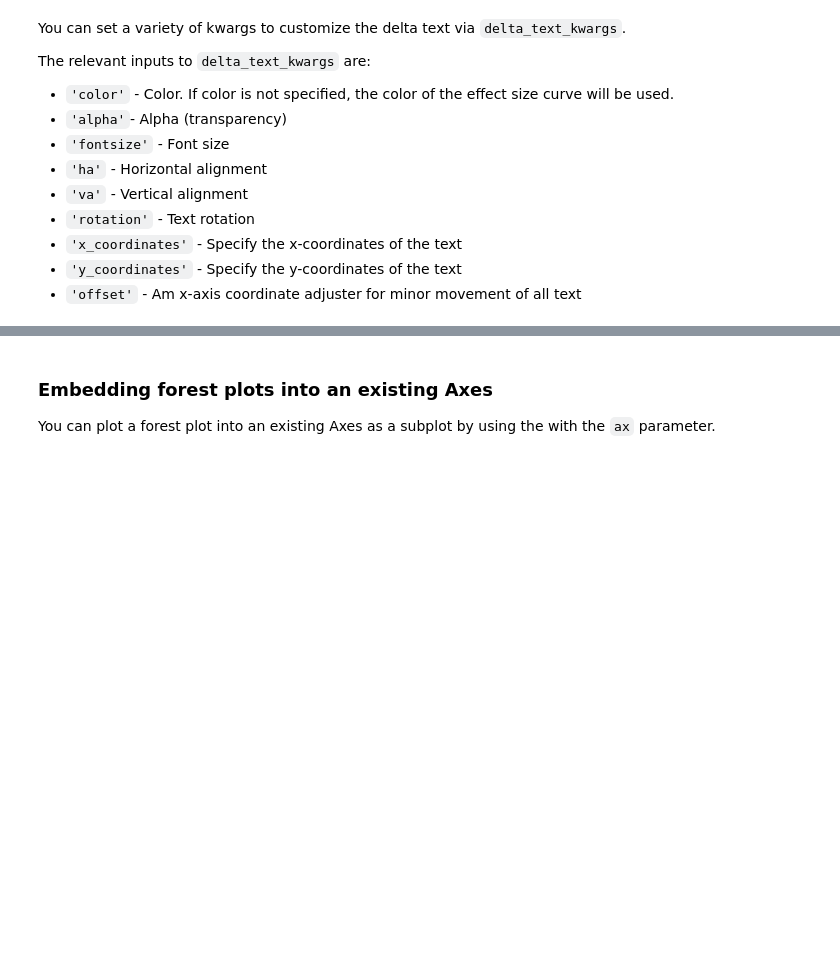
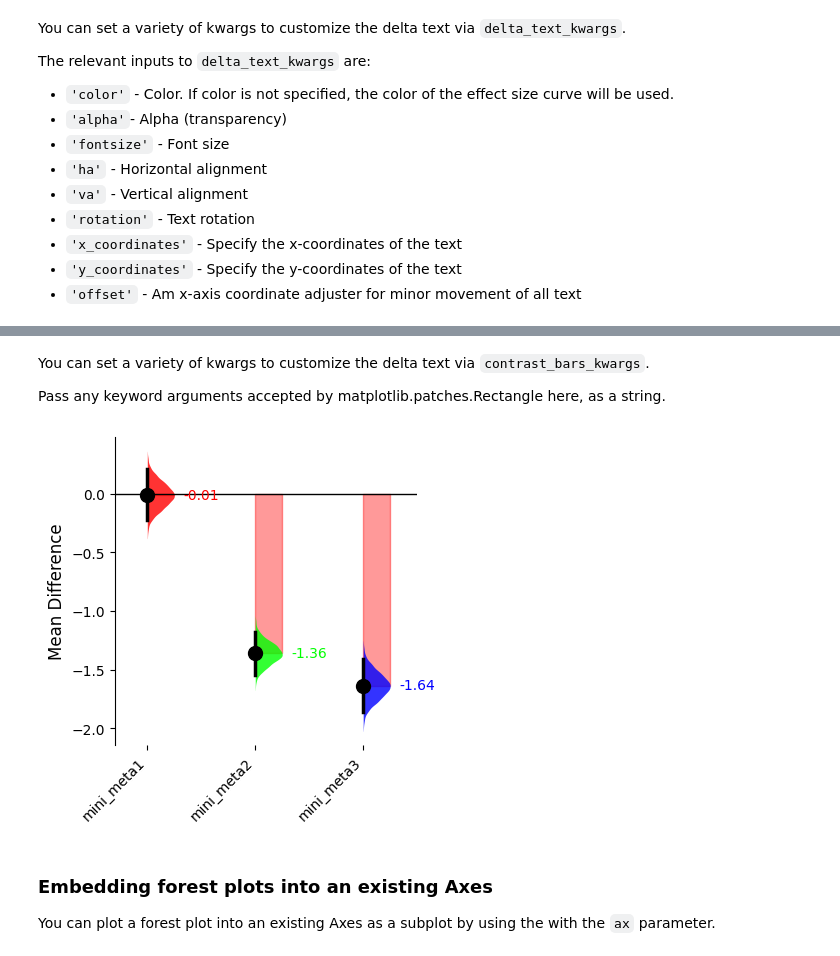
Before and after one commit to ACCLAB/DABEST-python, a Jupyter notebook: nbs/tutorials/07-forest_plot.ipynb, the cells around one changed output, grey strips where cells are left out. Cells and saved outputs as stored; diff of their text form; code cells hidden in the pictures; blank space fills up the shorter version.

```diff
--- a/nbs/tutorials/07-forest_plot.ipynb
+++ b/nbs/tutorials/07-forest_plot.ipynb
@@ -435,3 +446,16 @@ f_forest_minimeta = forest_plot(
+# %% [markdown]
+You can set a variety of kwargs to customize the delta text via `contrast_bars_kwargs`.
+
+Pass any keyword arguments accepted by matplotlib.patches.Rectangle here, as a string.
+# %%
+f_forest_minimeta = forest_plot(
+                        data = contrasts_mini_meta,
+                        labels=['mini_meta1', 'mini_meta2', 'mini_meta3'],
+                        custom_palette=['#FF0000', '#00FF00', '#0000FF'],
+                        contrast_bars=True,
+                        contrast_bars_kwargs={'color': 'red', 'alpha': 0.4})
+# %% [output]
+[figure, added]
 # %% [markdown]
 ### Embedding forest plots into an existing Axes
 
```
Also changed, not shown: parts of 14 cells of this notebook, 26 other files.
